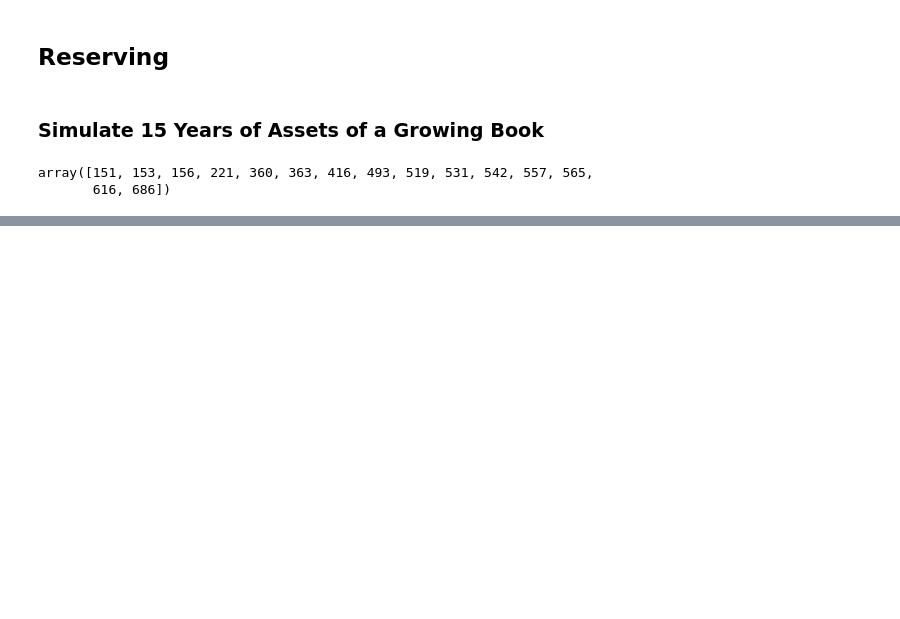
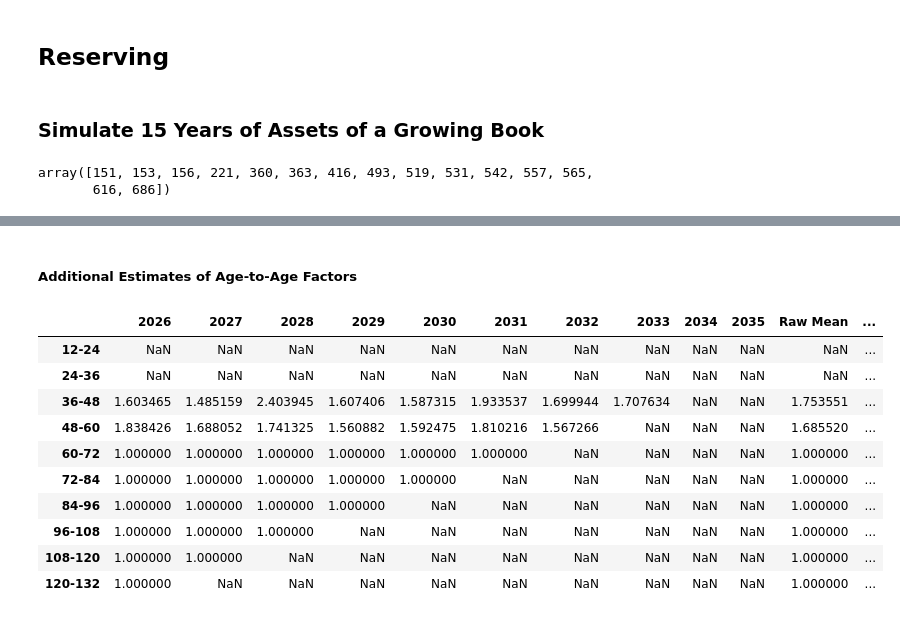
Before and after one commit to AlexFiliakov/knowledge-pricing, a Jupyter notebook: 1. Survival Model.ipynb, the cells around one changed output, grey strips where cells are left out. Saved outputs shown, nothing was run; the diff lists cells and outputs as text; code cells hidden in the pictures; blank space fills up the shorter version.

```diff
--- a/1. Survival Model.ipynb
+++ b/1. Survival Model.ipynb
@@ -1013,0 +1603,4 @@ with open(assets_for_reserving_file, 'r') as f:
+# %%
+ata_estimates = triangle.link_ratio.T.copy()
+ata_estimates['Raw Mean'] = ata_estimates.mean(axis=1)
+ata_estimates
@@ -1013,0 +1619,23 @@ with open(assets_for_reserving_file, 'r') as f:
+# %% [markdown]
+##### Additional Estimates of Age-to-Age Factors
+# %%
+# Last 4 Years Mean
+ata_estimates.loc['36-48', 'Last 4 Years'] = np.mean([1.587315, 1.933537, 1.699944, 1.707634])
+ata_estimates.loc['48-60', 'Last 4 Years'] = np.mean([1.560882, 1.592475, 1.810216, 1.567266])
+
+# Excluding High-Low
+ata_estimates.loc['36-48', 'Excl Hi-Lo'] = np.mean([1.603465, 1.607406, 1.587315, 1.933537, 1.699944, 1.707634])
+ata_estimates.loc['48-60', 'Excl Hi-Lo'] = np.mean([1.688052, 1.741325, 1.592475, 1.810216, 1.567266	])
+ata_estimates
+# %% [output]
+|  | 2026 | 2027 | 2028 | 2029 | 2030 | 2031 | 2032 | 2033 | 2034 | 2035 | Raw Mean | ... |
+| 12-24 | NaN | NaN | NaN | NaN | NaN | NaN | NaN | NaN | NaN | NaN | NaN | ... |
+| 24-36 | NaN | NaN | NaN | NaN | NaN | NaN | NaN | NaN | NaN | NaN | NaN | ... |
+| 36-48 | 1.603465 | 1.485159 | 2.403945 | 1.607406 | 1.587315 | 1.933537 | 1.699944 | 1.707634 | NaN | NaN | 1.753551 | ... |
+| 48-60 | 1.838426 | 1.688052 | 1.741325 | 1.560882 | 1.592475 | 1.810216 | 1.567266 | NaN | NaN | NaN | 1.685520 | ... |
+| 60-72 | 1.000000 | 1.000000 | 1.000000 | 1.000000 | 1.000000 | 1.000000 | NaN | NaN | NaN | NaN | 1.000000 | ... |
+| 72-84 | 1.000000 | 1.000000 | 1.000000 | 1.000000 | 1.000000 | NaN | NaN | NaN | NaN | NaN | 1.000000 | ... |
+| 84-96 | 1.000000 | 1.000000 | 1.000000 | 1.000000 | NaN | NaN | NaN | NaN | NaN | NaN | 1.000000 | ... |
+| 96-108 | 1.000000 | 1.000000 | 1.000000 | NaN | NaN | NaN | NaN | NaN | NaN | NaN | 1.000000 | ... |
+| 108-120 | 1.000000 | 1.000000 | NaN | NaN | NaN | NaN | NaN | NaN | NaN | NaN | 1.000000 | ... |
+| 120-132 | 1.000000 | NaN | NaN | NaN | NaN | NaN | NaN | NaN | NaN | NaN | 1.000000 | ... |
```
Also changed, not shown: parts of 62 cells of this notebook, 1 other file.
